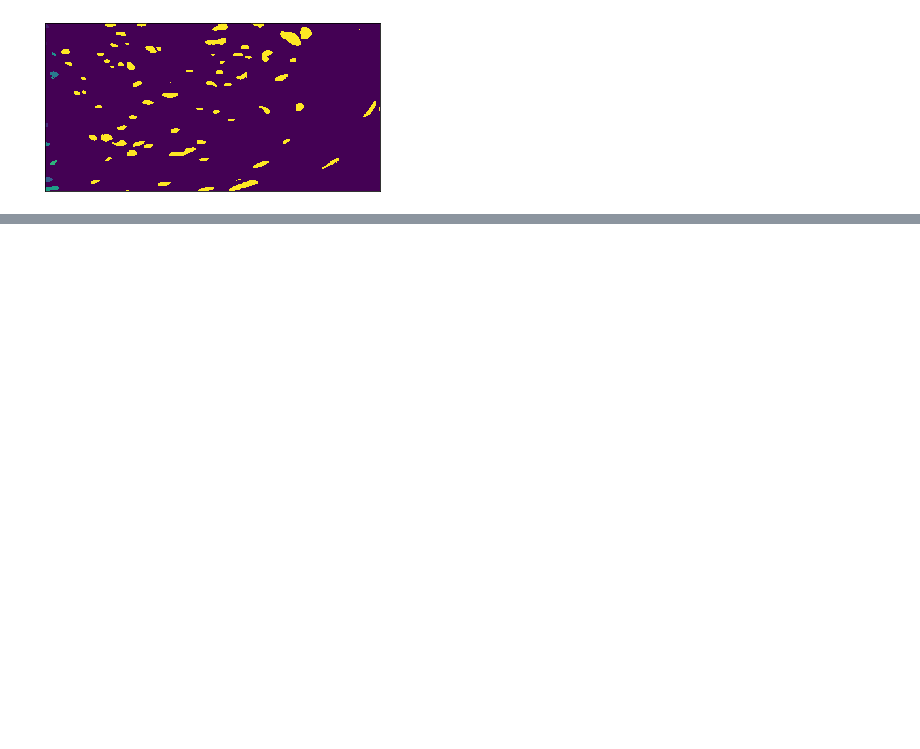
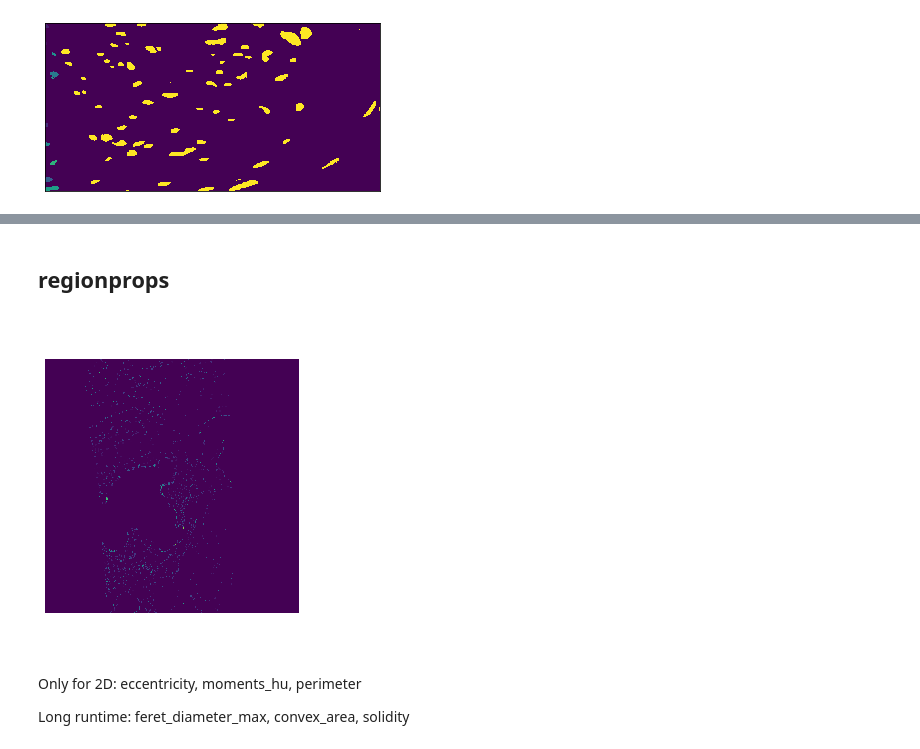
Before and after one commit to serrob23/nucleid_3d, a Jupyter notebook: Test_notebook.ipynb, the cells around one changed output, grey strips where cells are left out. Saved outputs shown, nothing was run; the diff lists cells and outputs as text; code cells hidden in the pictures; blank space fills up the shorter version.

```diff
--- a/Test_notebook.ipynb
+++ b/Test_notebook.ipynb
@@ -84,0 +110,2 @@ multi_slice_viewer(im_arr)
+# %% [markdown]
+## regionprops
@@ -84,0 +125,15 @@ multi_slice_viewer(im_arr)
+# %%
+#im = imread('./data/example.tif')
+im = imread('./data/region1_diam17_imZ_00205_305_3D.tif')
+# %%
+im_rso = remove_small_objects(im, min_size=150)
+# %%
+fig, axes = plt.subplots(ncols=2, figsize=(10,6))
+
+axes[0].imshow(im_rso[0,:,:,], cmap='viridis')
+#axes[1].imshow(im_lab[0,:,:], cmap='viridis')
+
+for axi in axes:
+    axi.axis('off')
+# %% [output]
+[figure, added]
@@ -84,0 +144,4 @@ multi_slice_viewer(im_arr)
+# %% [markdown]
+Only for 2D: eccentricity, moments_hu, perimeter
+
+Long runtime: feret_diameter_max, convex_area, solidity
```
Also changed, not shown: parts of 27 cells of this notebook.
